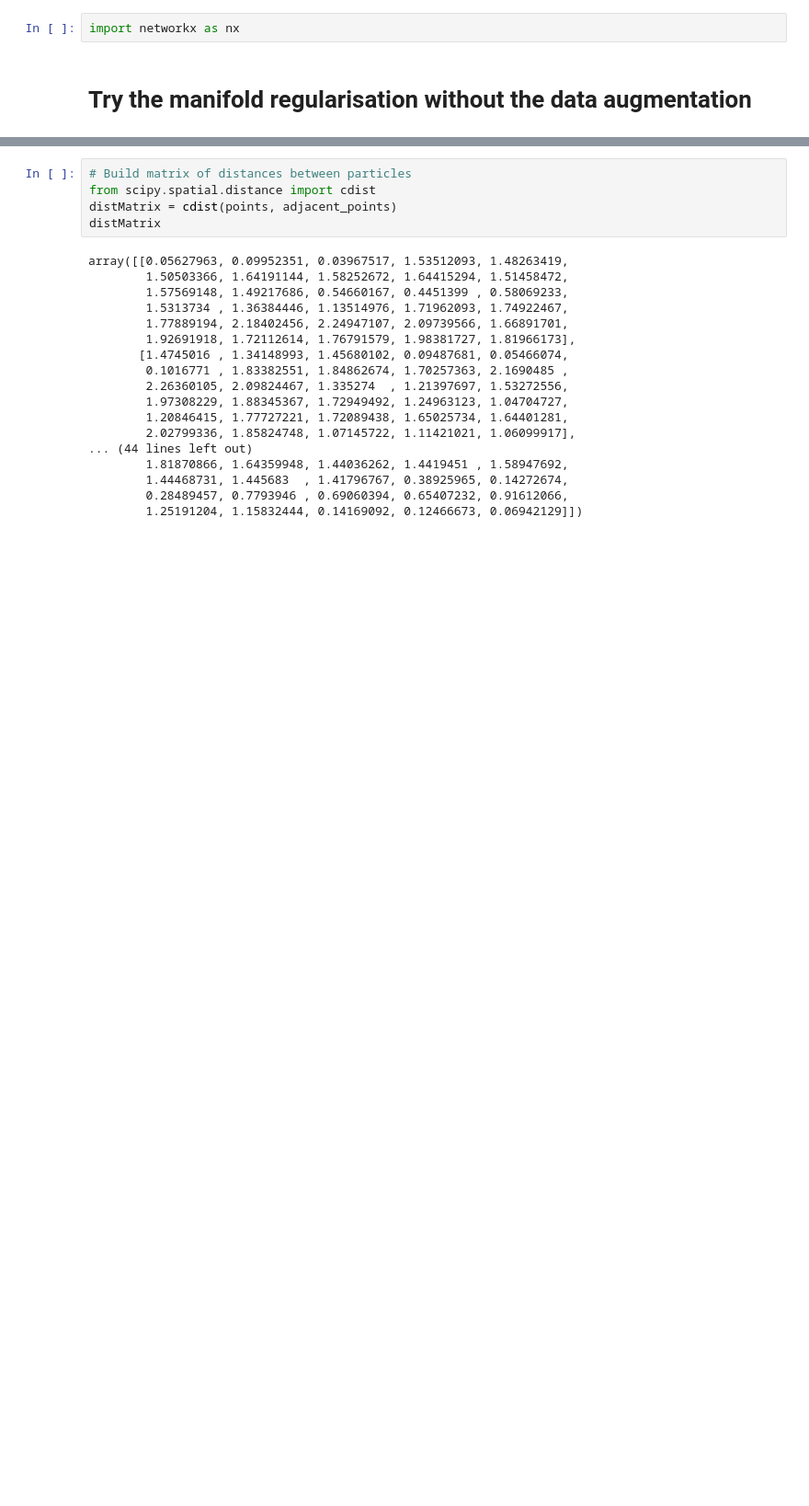
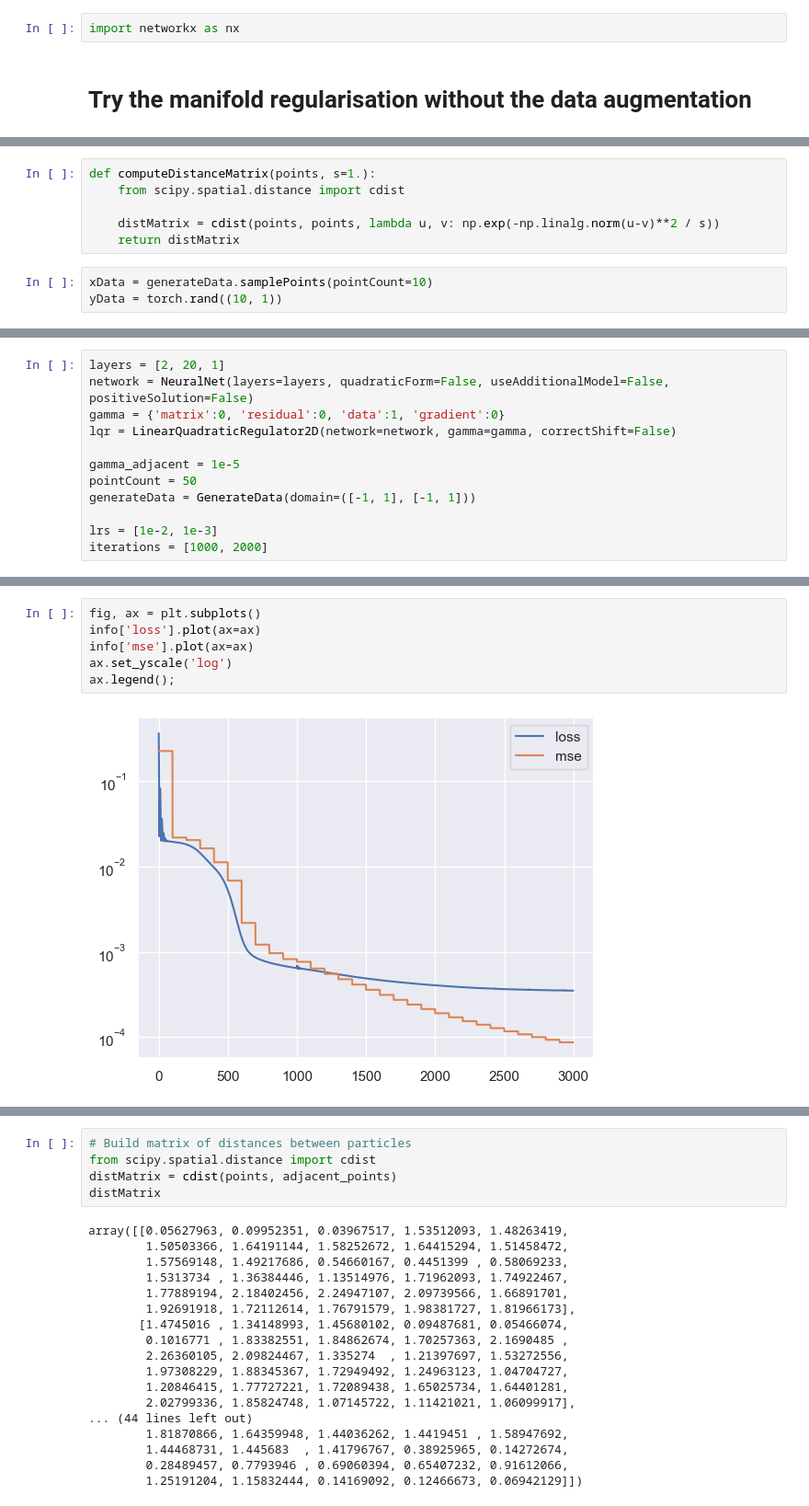
Before and after one commit to alaignelet/optimal_control, a Jupyter notebook: data_augmentation.ipynb, the cells around one changed output, grey strips where cells are left out. Shown: that part at 92% size. Saved outputs shown, nothing was run; the diff lists cells and outputs as text; blank space fills up the shorter version.

```diff
--- a/data_augmentation.ipynb
+++ b/data_augmentation.ipynb
@@ -67,0 +76,9 @@ nx.draw_networkx_edge_labels(G, pos, edge_labels=labels);
+# %%
+def computeDistanceMatrix(points, s=1.):
+    from scipy.spatial.distance import cdist
+
+    distMatrix = cdist(points, points, lambda u, v: np.exp(-np.linalg.norm(u-v)**2 / s))
+    return distMatrix
+# %%
+xData = generateData.samplePoints(pointCount=10)
+yData = torch.rand((10, 1))
@@ -67,0 +111,12 @@ nx.draw_networkx_edge_labels(G, pos, edge_labels=labels);
+# %%
+layers = [2, 20, 1]
+network = NeuralNet(layers=layers, quadraticForm=False, useAdditionalModel=False, positiveSolution=False)
+gamma = {'matrix':0, 'residual':0, 'data':1, 'gradient':0}
+lqr = LinearQuadraticRegulator2D(network=network, gamma=gamma, correctShift=False)
+
+gamma_adjacent = 1e-5
+pointCount = 50
+generateData = GenerateData(domain=([-1, 1], [-1, 1]))
+
+lrs = [1e-2, 1e-3]
+iterations = [1000, 2000]
@@ -67,0 +195,8 @@ nx.draw_networkx_edge_labels(G, pos, edge_labels=labels);
+# %%
+fig, ax = plt.subplots()
+info['loss'].plot(ax=ax)
+info['mse'].plot(ax=ax)
+ax.set_yscale('log')
+ax.legend();
+# %% [output]
+[figure, added]
```
Also changed, not shown: parts of 14 cells of this notebook, 1 other file.
